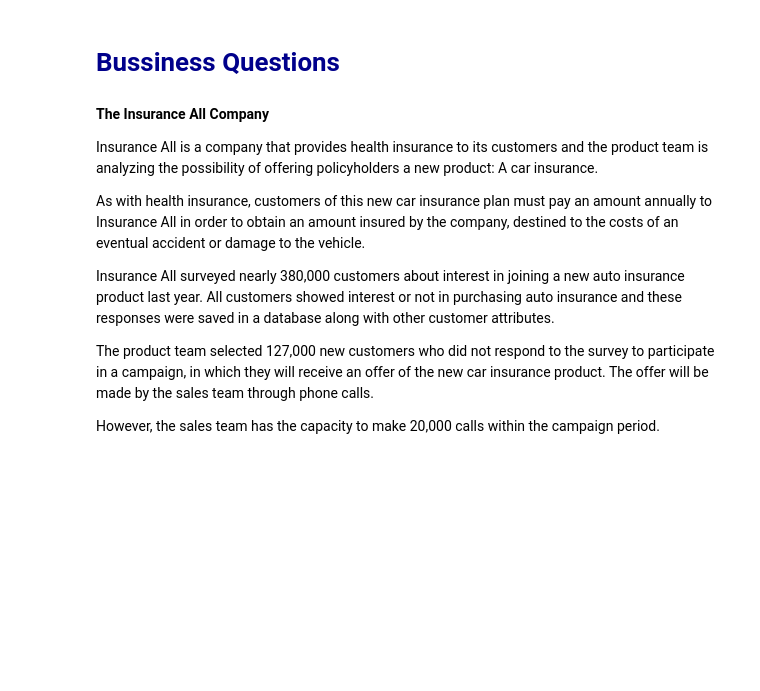
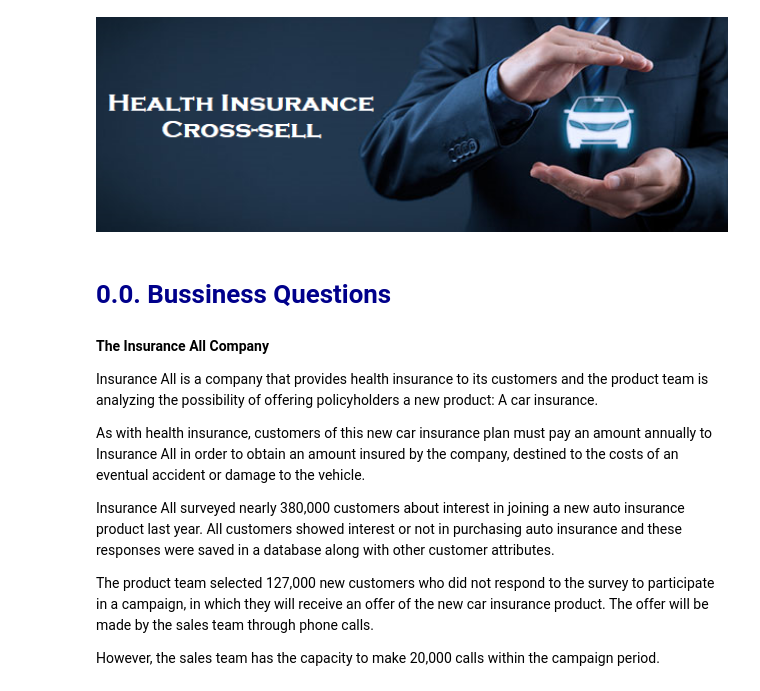
Before and after one commit to lbVictor/Health_Insurance_Cross_Sell, a Jupyter notebook: notebooks/health_insurance_cross_sell_cycle01.ipynb, the cells around one changed output. Saved outputs shown, nothing was run; the diff lists cells and outputs as text; code cells hidden in the pictures; blank space fills up the shorter version.

```diff
--- a/notebooks/health_insurance_cross_sell_cycle01.ipynb
+++ b/notebooks/health_insurance_cross_sell_cycle01.ipynb
@@ -41,5 +1,9 @@
+# %%
+Image("C:/Users/victo/desktop/Desktop1.png", width=1700)
+# %% [output]
+[figure, added]
 # %% [markdown]
-# <font color='darkblue'> Bussiness Questions </font>
+# <font color='darkblue'> 0.0. Bussiness Questions </font>
 # %% [markdown]
 **The Insurance All Company**
 
```
Also changed, not shown: parts of 182 cells of this notebook.
